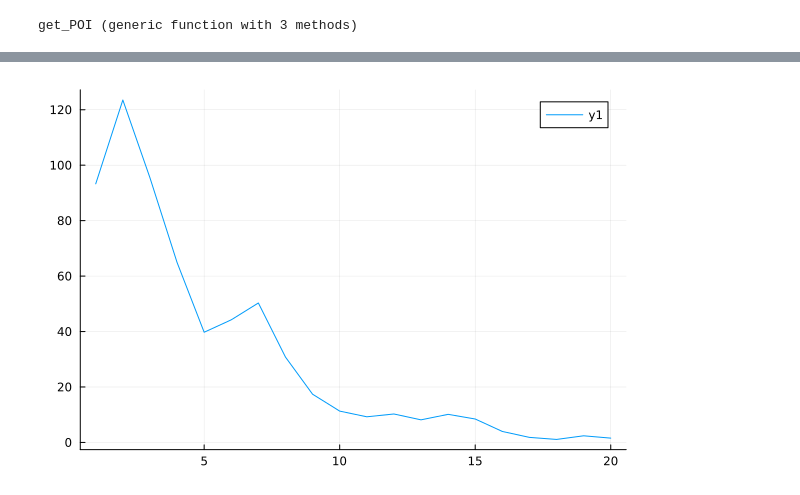
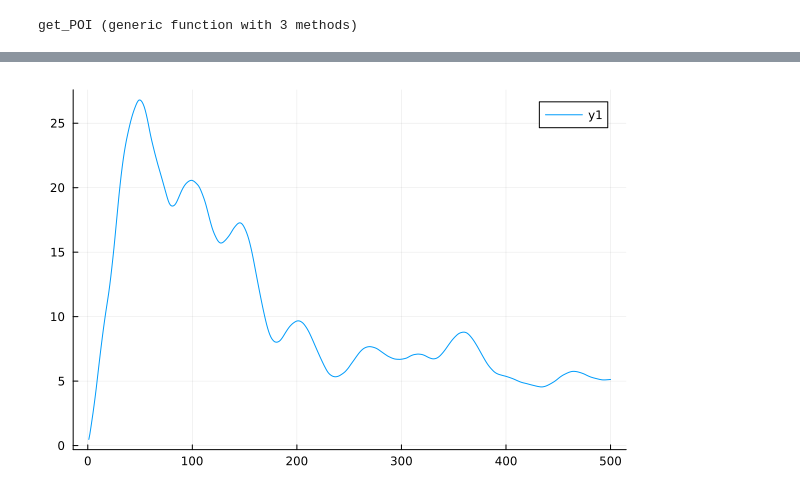
Before and after one commit to AdamKasinski/walkability_analyses, a Jupyter notebook: example.ipynb, the cells around one changed output, grey strips where cells are left out. Cells and saved outputs as stored; diff of their text form; code cells hidden in the pictures.

Commit message:
points generated at a distance from center

```diff
--- a/example.ipynb
+++ b/example.ipynb
@@ -118,0 +58,2 @@ attr_amsterdam = calculate_attractiveness_of_sector(points_amsterdam,ix_amsterda
+# %%
+points_cracow = generate_sectors(500,10,center_cracow,360)
@@ -118,0 +78,2 @@ attr_amsterdam = calculate_attractiveness_of_sector(points_amsterdam,ix_amsterda
+# %%
+attr = calculate_attractiveness_of_sector(points_cracow,ix_cracow,:transport)
@@ -119,2 +98,2 @@ attr_amsterdam = calculate_attractiveness_of_sector(points_amsterdam,ix_amsterda
 # %%
-x_axis = [i for i in 1:20]
+x_axis = [i for i in 1:500]
@@ -139,4 +100,4 @@ x_axis = [i for i in 1:20]
 # %%
-plot(x_axis,attr_cracow)
+plot(x_axis,attr)
 # %% [output]
-[figure, old version]
+[figure, new version]
```
Also changed, not shown: parts of 12 cells of this notebook, 1 other file.
